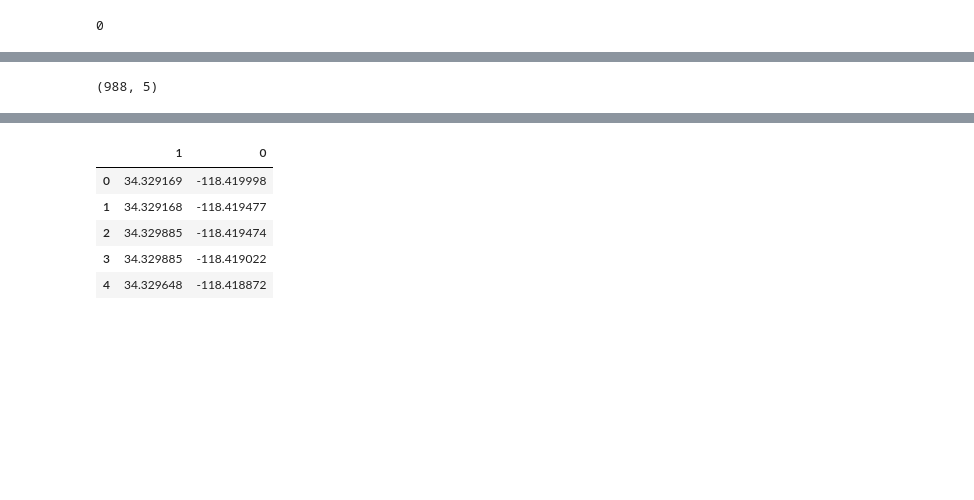
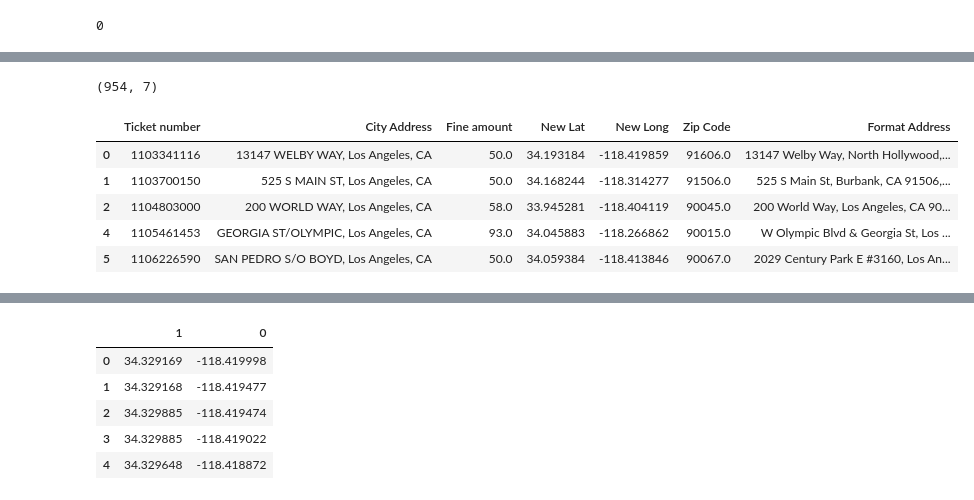
Before and after one commit to usn1485/LAParkingCitations, a Jupyter notebook: LA_HeatMap.ipynb, the cells around one changed output, grey strips where cells are left out. Drawn from its saved outputs; the diff is of its cells as text; code cells hidden in the pictures; blank space fills up the shorter version.

```diff
--- a/LA_HeatMap.ipynb
+++ b/LA_HeatMap.ipynb
@@ -93,8 +152,17 @@ clean_geo_nan2.shape
 # %%
-clean_data_loc_fine2 = clean_geo_nan2.dropna(subset=['New Lat', "New Long", 'Fine amount'])
+clean_data_loc_fine2 = clean_geo_nan2.dropna(subset=['New Lat', "New Long", 'Fine amount','Zip Code'])
 clean_data_loc_fine2.shape
 # %% [output]
-(988, 5)
+(954, 7)
+# %%
+clean_data_loc_fine2.head()
+# %% [output]
+|  | Ticket number | City Address | Fine amount | New Lat | New Long | Zip Code | Format Address |
+| 0 | 1103341116 | 13147 WELBY WAY, Los Angeles, CA | 50.0 | 34.193184 | -118.419859 | 91606.0 | 13147 Welby Way, North Hollywood,... |
+| 1 | 1103700150 | 525 S MAIN ST, Los Angeles, CA | 50.0 | 34.168244 | -118.314277 | 91506.0 | 525 S Main St, Burbank, CA 91506,... |
+| 2 | 1104803000 | 200 WORLD WAY, Los Angeles, CA | 58.0 | 33.945281 | -118.404119 | 90045.0 | 200 World Way, Los Angeles, CA 90... |
+| 4 | 1105461453 | GEORGIA ST/OLYMPIC, Los Angeles, CA | 93.0 | 34.045883 | -118.266862 | 90015.0 | W Olympic Blvd & Georgia St, Los ... |
+| 5 | 1106226590 | SAN PEDRO S/O BOYD, Los Angeles, CA | 50.0 | 34.059384 | -118.413846 | 90067.0 | 2029 Century Park E #3160, Los An... |
 # %%
 locations = clean_data_loc_fine2[['New Lat', 'New Long']]
 weights = clean_data_loc_fine2['Fine amount']
```
Also changed, not shown: parts of 29 cells of this notebook.
